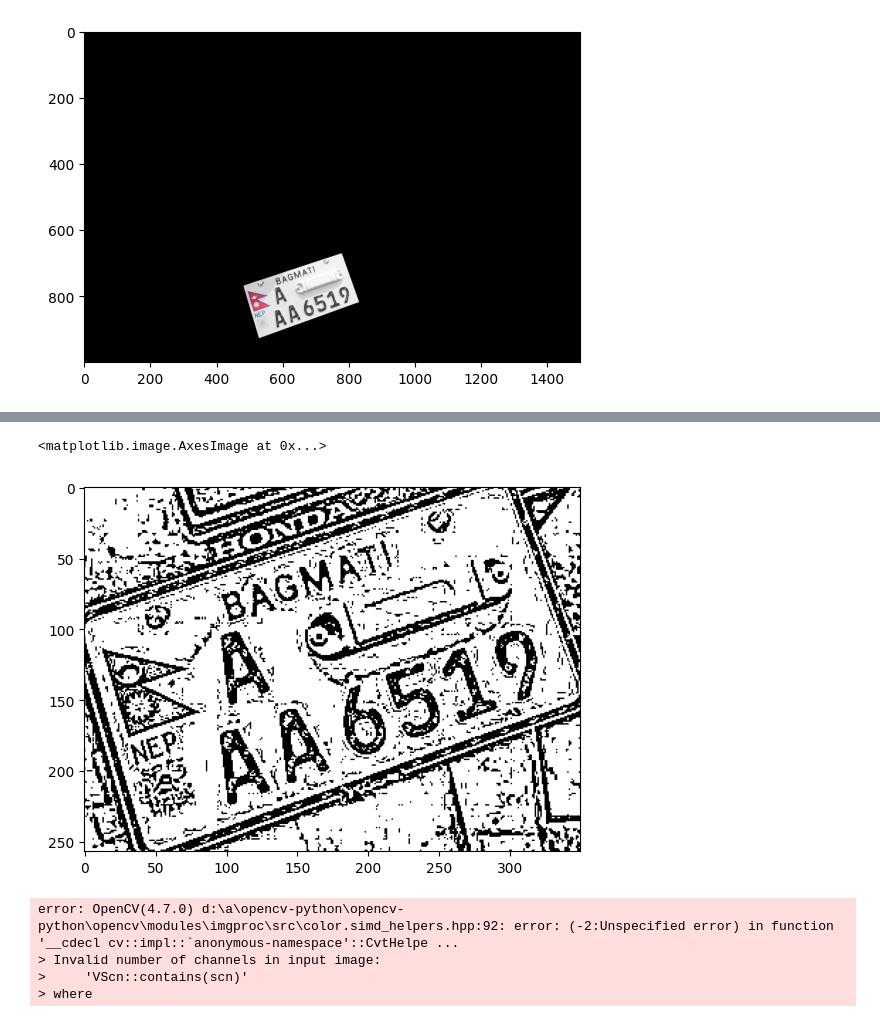
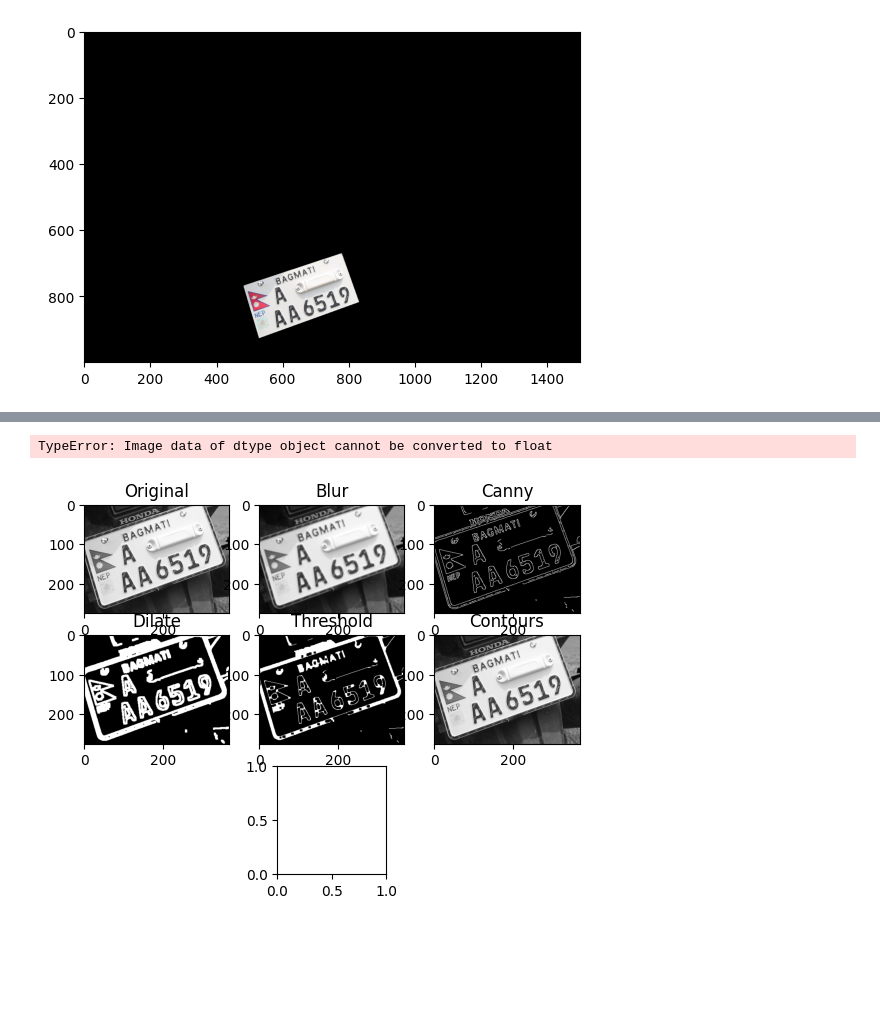
Before and after one commit to astik-dahal/licenseplatereaderpython, a Jupyter notebook: plate.ipynb, the cells around one changed output, grey strips where cells are left out. Drawn from its saved outputs; the diff is of its cells as text; code cells hidden in the pictures; blank space fills up the shorter version.

```diff
--- a/plate.ipynb
+++ b/plate.ipynb
@@ -55,13 +49,3 @@ plt.imshow(cropped_image)
-# %%
-# Thresholding
-img = cropped_image
-# img = cv2.medianBlur(img,5)
-gaussian_threshold = cv2.adaptiveThreshold(img,255,cv2.ADAPTIVE_THRESH_GAUSSIAN_C,\
-            cv2.THRESH_BINARY,11,2)
-plt.imshow(gaussian_threshold, 'gray')
-# %% [output]
-<matplotlib.image.AxesImage at 0x...>
-[figure, removed]
 # %%
 def order_points(pts):
     # Step 1: Find centre of object
@@ -119,35 +103,33 @@ def getContours(img, orig):  # Change - pass the original image too
 
 kernel = np.ones((3,3))
 # plt.imshow()
 # feeding our image from previous outputs
-image = cv2.cvtColor(img, cv2.COLOR_BGR2RGB)
+image = cv2.cvtColor(cropped_image, cv2.COLOR_BGR2RGB)
 imgGray = cv2.cvtColor(image, cv2.COLOR_BGR2GRAY)
 imgBlur = cv2.GaussianBlur(imgGray,(5,5),1)
 imgCanny = cv2.Canny(imgBlur,150,200)
 imgDial = cv2.dilate(imgCanny,kernel,iterations=2)
 imgThres = cv2.erode(imgDial,kernel,iterations=2)
 biggest, imgContour, warped = getContours(imgThres, image)  # Change
 
 titles = ['Original', 'Blur', 'Canny', 'Dilate', 'Threshold', 'Contours', 'Warped']  # Change - also show warped image
 images = [image[...,::-1],  imgBlur, imgCanny, imgDial, imgThres, imgContour, warped]  # Change
 
 # Change - Also show contour drawn image + warped image
 for i in range(5):
     plt.subplot(3, 3, i+1)
     plt.imshow(images[i], cmap='gray')
     plt.title(titles[i])
 
 plt.subplot(3, 3, 6)
 plt.imshow(images[-2])
 plt.title(titles[-2])
 
 plt.subplot(3, 3, 8)
 plt.imshow(images[-1])
 plt.title(titles[-1])
 
 plt.show()
 # %% [output]
-error: OpenCV(4.7.0) d:\a\opencv-python\opencv-python\opencv\modules\imgproc\src\color.simd_helpers.hpp:92: error: (-2:Unspecified error) in function '__cdecl cv::impl::`anonymous-namespace'::CvtHelpe ...
-> Invalid number of channels in input image:
->     'VScn::contains(scn)'
-> where
+TypeError: Image data of dtype object cannot be converted to float
+[figure, added]
```
Also changed, not shown: parts of 3 cells of this notebook, 1 other file.
